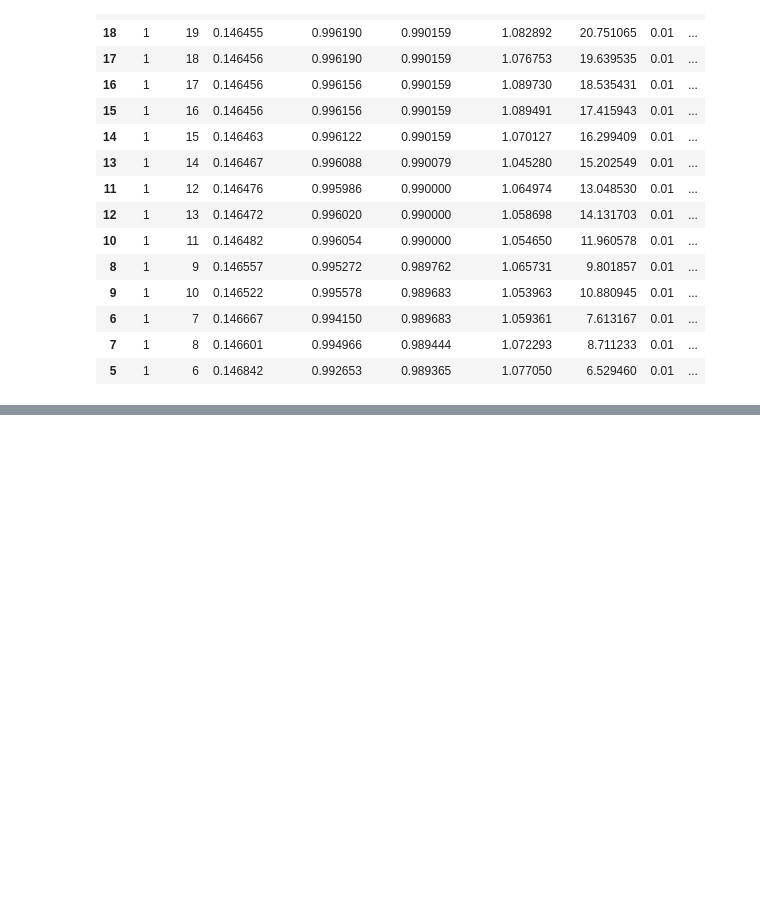
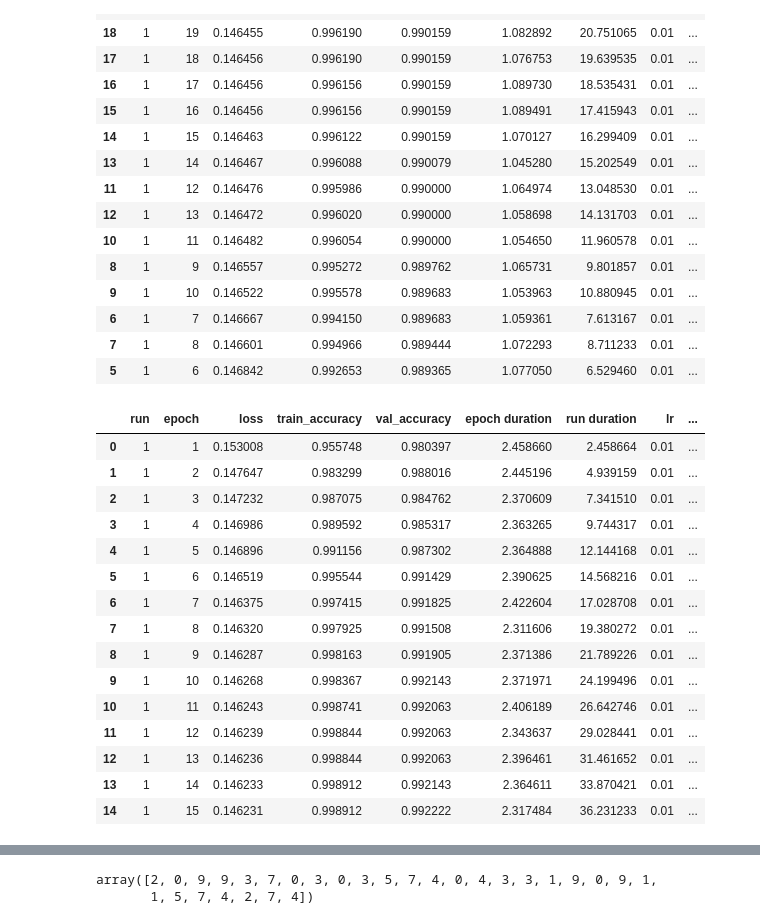
Before and after one commit to vintagedeek/mnist, a Jupyter notebook: kaggle_mnist_cnn_v1_99.ipynb, the cells around one changed output, grey strips where cells are left out. Saved outputs shown, nothing was run; the diff lists cells and outputs as text; code cells hidden in the pictures; blank space fills up the shorter version.

```diff
--- a/kaggle_mnist_cnn_v1_99.ipynb
+++ b/kaggle_mnist_cnn_v1_99.ipynb
@@ -543,3 +554,77 @@ pd.DataFrame.from_dict(m.run_data).sort_values('val_accuracy', ascending=False)[
 | 5 | 1 | 6 | 0.146842 | 0.992653 | 0.989365 | 1.077050 | 6.529460 | 0.01 | ... |
 # %%
 m.save('kaggle_mnist_cnn_v1_3_hidden_99_val')
+# %%
+validation_set = val.to(device)
+validation_labels = val_labels.to(device)
+
+params = OrderedDict(
+    lr = [0.01],
+    batch_size = [100],
+    device = ['cuda'],
+    weight_decay = [0.0])
+
+m = RunManager()
+for run in RunBuilder.get_runs(params):
+
+    network = nn.Sequential(
+        nn.Conv2d(in_channels=1, out_channels=12, kernel_size=5, stride=1),
+        nn.BatchNorm2d(12),
+        nn.MaxPool2d(kernel_size=2, stride=2),
+        nn.ReLU(),
+        nn.Conv2d(in_channels=12, out_channels=24, kernel_size=5, stride=1),
+        nn.BatchNorm2d(24),
+        nn.MaxPool2d(kernel_size=2, stride=2),
+        nn.ReLU(),
+        nn.Flatten(start_dim=1),
+        nn.Linear(in_features=24 * 4 * 4, out_features=90),
+        nn.BatchNorm1d(90),
+        nn.ReLU(),
+        nn.Linear(in_features=90, out_features=30),
+        nn.BatchNorm1d(30),
+        nn.ReLU(),
+        nn.Linear(in_features=30, out_features=10),
+        nn.Sigmoid()).to(device)
+
+    mini_batches = [train[k:k + run.batch_size] for k in range(0, train_labels.shape[0], run.batch_size)]
+    mini_labels = [train_labels[k:k + run.batch_size] for k in range(0, train_labels.shape[0], run.batch_size)]
+    optimizer = optim.Adam(network.parameters(), lr=run.lr, weight_decay=run.weight_decay)
+    scheduler = optim.lr_scheduler.StepLR(optimizer, step_size=5, gamma=0.1)
+
+    m.begin_run(run, network)
+    for epoch in range(15):
+        m.begin_epoch()
+        for b in range(0, len(mini_batches)):
+            images = mini_batches[b].to(device)
+            labels = mini_labels[b].to(device)
+            preds = network(images) # pass batch
+            loss = F.cross_entropy(preds, labels) # calculate loss
+            optimizer.zero_grad() # zero gradients
+            loss.backward() # calculate gradients
+            optimizer.step() # update weights
+
+            m.track_loss(loss)
+            m.track_num_correct(preds, labels)
+        m.track_val_accuracy(network)
+        m.end_epoch()
+        scheduler.step()
+    m.end_run()
+
+pd.DataFrame.from_dict(m.run_data).sort_values('val_accuracy', ascending=False)[0:15]
+# %% [output]
+|  | run | epoch | loss | train_accuracy | val_accuracy | epoch duration | run duration | lr | ... |
+| 0 | 1 | 1 | 0.153008 | 0.955748 | 0.980397 | 2.458660 | 2.458664 | 0.01 | ... |
+| 1 | 1 | 2 | 0.147647 | 0.983299 | 0.988016 | 2.445196 | 4.939159 | 0.01 | ... |
+| 2 | 1 | 3 | 0.147232 | 0.987075 | 0.984762 | 2.370609 | 7.341510 | 0.01 | ... |
+| 3 | 1 | 4 | 0.146986 | 0.989592 | 0.985317 | 2.363265 | 9.744317 | 0.01 | ... |
+| 4 | 1 | 5 | 0.146896 | 0.991156 | 0.987302 | 2.364888 | 12.144168 | 0.01 | ... |
+| 5 | 1 | 6 | 0.146519 | 0.995544 | 0.991429 | 2.390625 | 14.568216 | 0.01 | ... |
+| 6 | 1 | 7 | 0.146375 | 0.997415 | 0.991825 | 2.422604 | 17.028708 | 0.01 | ... |
+| 7 | 1 | 8 | 0.146320 | 0.997925 | 0.991508 | 2.311606 | 19.380272 | 0.01 | ... |
+| 8 | 1 | 9 | 0.146287 | 0.998163 | 0.991905 | 2.371386 | 21.789226 | 0.01 | ... |
+| 9 | 1 | 10 | 0.146268 | 0.998367 | 0.992143 | 2.371971 | 24.199496 | 0.01 | ... |
+| 10 | 1 | 11 | 0.146243 | 0.998741 | 0.992063 | 2.406189 | 26.642746 | 0.01 | ... |
+| 11 | 1 | 12 | 0.146239 | 0.998844 | 0.992063 | 2.343637 | 29.028441 | 0.01 | ... |
+| 12 | 1 | 13 | 0.146236 | 0.998844 | 0.992063 | 2.396461 | 31.461652 | 0.01 | ... |
+| 13 | 1 | 14 | 0.146233 | 0.998912 | 0.992143 | 2.364611 | 33.870421 | 0.01 | ... |
+| 14 | 1 | 15 | 0.146231 | 0.998912 | 0.992222 | 2.317484 | 36.231233 | 0.01 | ... |
@@ -545,0 +655,5 @@ m.save('kaggle_mnist_cnn_v1_3_hidden_99_val')
+# %%
+final_test_preds_arr[0:29]
+# %% [output]
+array([2, 0, 9, 9, 3, 7, 0, 3, 0, 3, 5, 7, 4, 0, 4, 3, 3, 1, 9, 0, 9, 1,
+       1, 5, 7, 4, 2, 7, 4])
```
Also changed, not shown: parts of 17 cells of this notebook.
